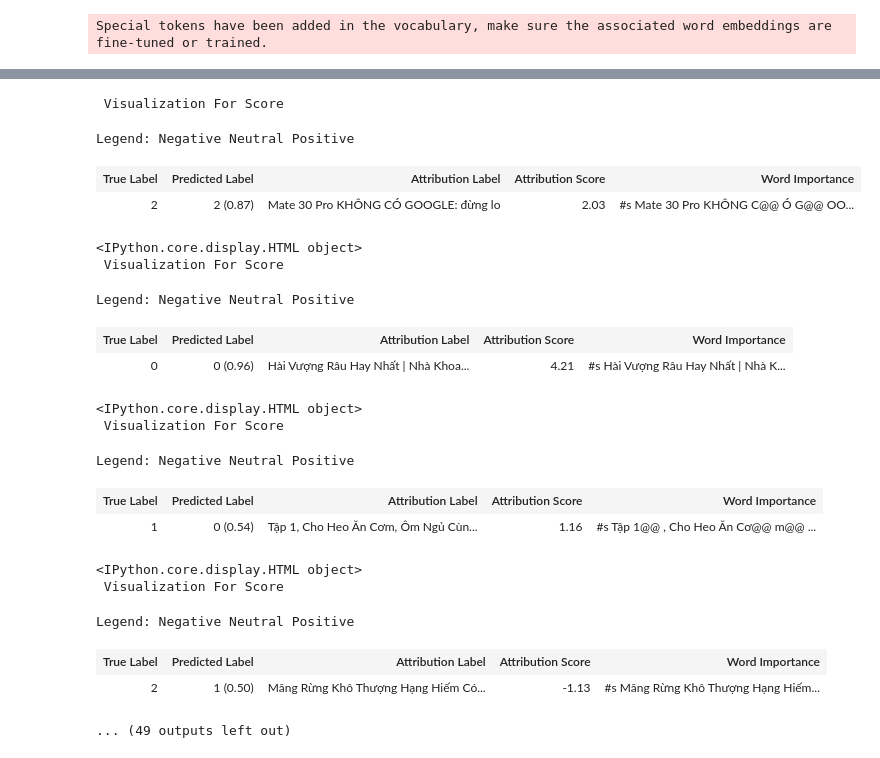
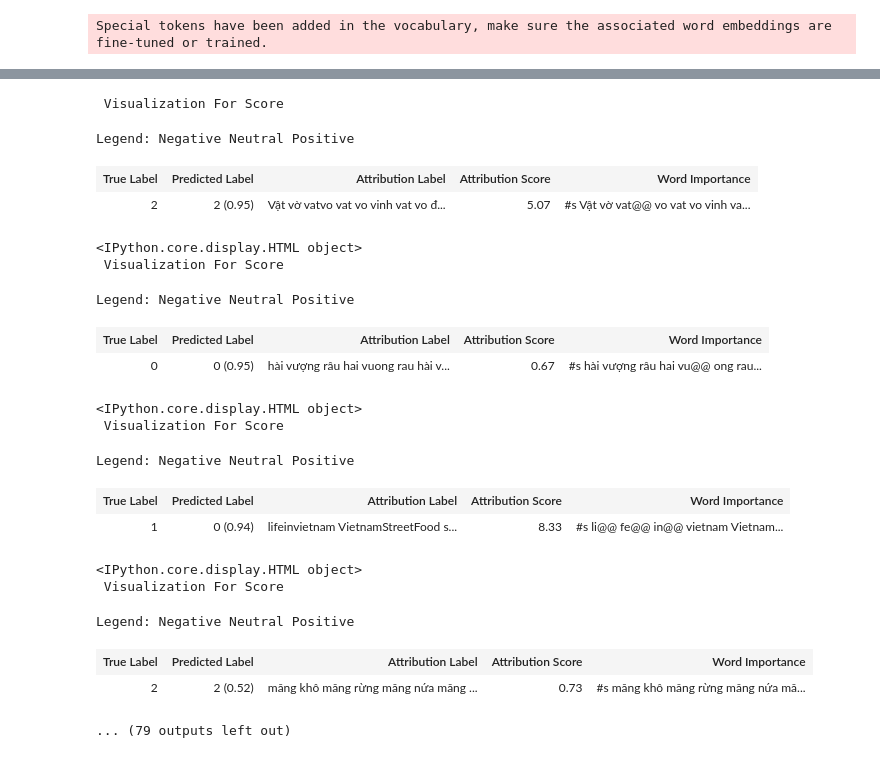
Before and after one commit to tu-leminh/Thesis2019, a Jupyter notebook: title_w_IG.ipynb, the cells around one changed output, grey strips where cells are left out. Drawn from its saved outputs; the diff is of its cells as text; code cells hidden in the pictures.

```diff
--- a/title_w_IG.ipynb
+++ b/title_w_IG.ipynb
@@ -208 +305,25 @@ lig = LayerIntegratedGradients(custom_forward, model.roberta.embeddings)
+# %%
+for i in range(30):
+    explain(i,tag=True)
+# %% [output]
+ Visualization For Score
+Legend: Negative Neutral Positive
+| True Label | Predicted Label | Attribution Label | Attribution Score | Word Importance |
+| 2 | 2 (0.95) | Vật vờ vatvo vat vo vinh vat vo đ... | 5.07 | #s Vật vờ vat@@ vo vat vo vinh va... |
+<IPython.core.display.HTML object>
+ Visualization For Score
+Legend: Negative Neutral Positive
+| True Label | Predicted Label | Attribution Label | Attribution Score | Word Importance |
+| 0 | 0 (0.95) | hài vượng râu hai vuong rau hài v... | 0.67 | #s hài vượng râu hai vu@@ ong rau... |
+<IPython.core.display.HTML object>
+ Visualization For Score
+Legend: Negative Neutral Positive
+| True Label | Predicted Label | Attribution Label | Attribution Score | Word Importance |
+| 1 | 0 (0.94) | lifeinvietnam VietnamStreetFood s... | 8.33 | #s li@@ fe@@ in@@ vietnam Vietnam... |
+<IPython.core.display.HTML object>
+ Visualization For Score
+Legend: Negative Neutral Positive
+| True Label | Predicted Label | Attribution Label | Attribution Score | Word Importance |
+| 2 | 2 (0.52) | măng khô măng rừng măng nứa măng ... | 0.73 | #s măng khô măng rừng măng nứa mă... |
+... (79 outputs left out)
 # %%
@@ -238,27 +359,3 @@ def explain(i):
                                             delta)
     print('\033[1m', 'Visualization For Score', '\033[0m')
     print(viz.visualize_text([score_vis]))
-# %%
-for i in range(20):
-    explain(i)
-# %% [output]
- Visualization For Score
-Legend: Negative Neutral Positive
-| True Label | Predicted Label | Attribution Label | Attribution Score | Word Importance |
-| 2 | 2 (0.87) | Mate 30 Pro KHÔNG CÓ GOOGLE: đừng lo | 2.03 | #s Mate 30 Pro KHÔNG C@@ Ó G@@ OO... |
-<IPython.core.display.HTML object>
- Visualization For Score
-Legend: Negative Neutral Positive
-| True Label | Predicted Label | Attribution Label | Attribution Score | Word Importance |
-| 0 | 0 (0.96) | Hài Vượng Râu Hay Nhất | Nhà Khoa... | 4.21 | #s Hài Vượng Râu Hay Nhất | Nhà K... |
-<IPython.core.display.HTML object>
- Visualization For Score
-Legend: Negative Neutral Positive
-| True Label | Predicted Label | Attribution Label | Attribution Score | Word Importance |
-| 1 | 0 (0.54) | Tập 1, Cho Heo Ăn Cơm, Ôm Ngủ Cùn... | 1.16 | #s Tập 1@@ , Cho Heo Ăn Cơ@@ m@@ ... |
-<IPython.core.display.HTML object>
- Visualization For Score
-Legend: Negative Neutral Positive
-| True Label | Predicted Label | Attribution Label | Attribution Score | Word Importance |
-| 2 | 1 (0.50) | Măng Rừng Khô Thượng Hạng Hiếm Có... | -1.13 | #s Măng Rừng Khô Thượng Hạng Hiếm... |
-... (49 outputs left out)
```
Also changed, not shown: parts of 24 cells of this notebook, 1 other file.
